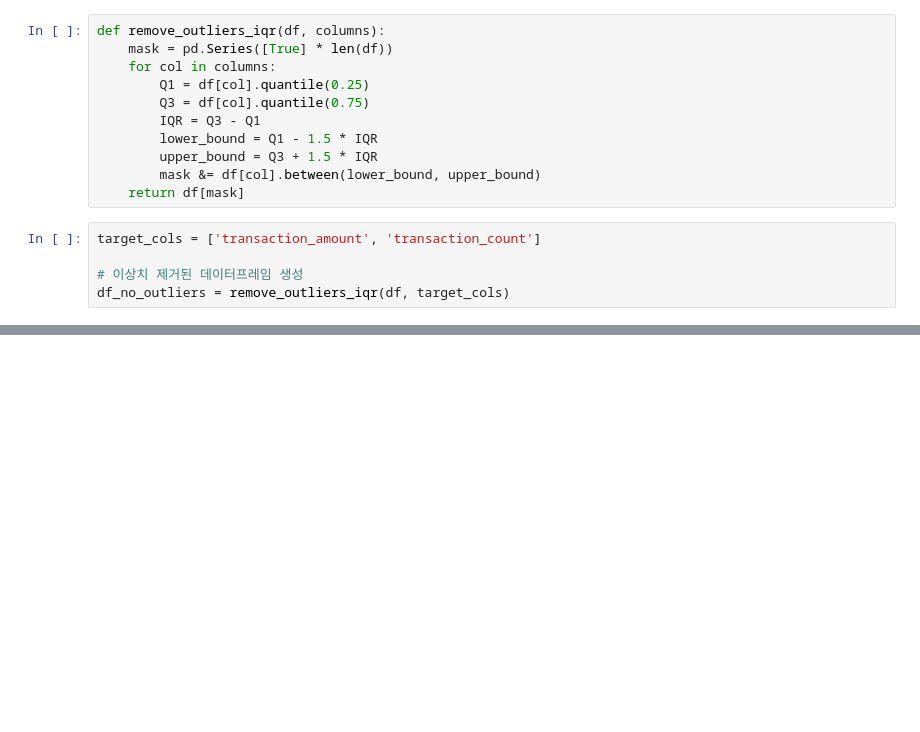
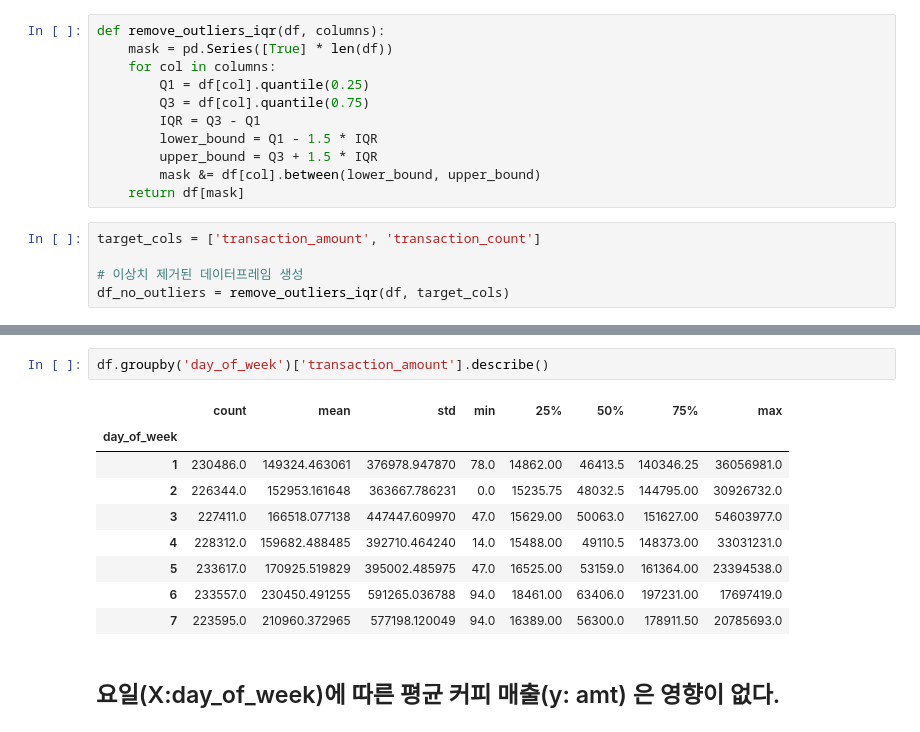
Before and after one commit to ESTCAMP-Team5/first_project, a Jupyter notebook: credit_card_usage_modeling/workspace/EDA/doyoung/EDA.ipynb, the cells around one changed output, grey strips where cells are left out. Drawn from its saved outputs; the diff is of its cells as text; blank space fills up the shorter version.

```diff
--- a/credit_card_usage_modeling/workspace/EDA/doyoung/EDA.ipynb
+++ b/credit_card_usage_modeling/workspace/EDA/doyoung/EDA.ipynb
@@ -216,0 +225,14 @@ plt.show()
+# %%
+df.groupby('day_of_week')['transaction_amount'].describe()
+# %% [output]
+|  | count | mean | std | min | 25% | 50% | 75% | max |
+| day_of_week |  |  |  |  |  |  |  |  |
+| 1 | 230486.0 | 149324.463061 | 376978.947870 | 78.0 | 14862.00 | 46413.5 | 140346.25 | 36056981.0 |
+| 2 | 226344.0 | 152953.161648 | 363667.786231 | 0.0 | 15235.75 | 48032.5 | 144795.00 | 30926732.0 |
+| 3 | 227411.0 | 166518.077138 | 447447.609970 | 47.0 | 15629.00 | 50063.0 | 151627.00 | 54603977.0 |
+| 4 | 228312.0 | 159682.488485 | 392710.464240 | 14.0 | 15488.00 | 49110.5 | 148373.00 | 33031231.0 |
+| 5 | 233617.0 | 170925.519829 | 395002.485975 | 47.0 | 16525.00 | 53159.0 | 161364.00 | 23394538.0 |
+| 6 | 233557.0 | 230450.491255 | 591265.036788 | 94.0 | 18461.00 | 63406.0 | 197231.00 | 17697419.0 |
+| 7 | 223595.0 | 210960.372965 | 577198.120049 | 94.0 | 16389.00 | 56300.0 | 178911.50 | 20785693.0 |
+# %% [markdown]
+## 요일(X:day_of_week)에 따른 평균 커피 매출(y: amt) 은 영향이 없다.
```
Also changed, not shown: parts of 8 cells of this notebook.
